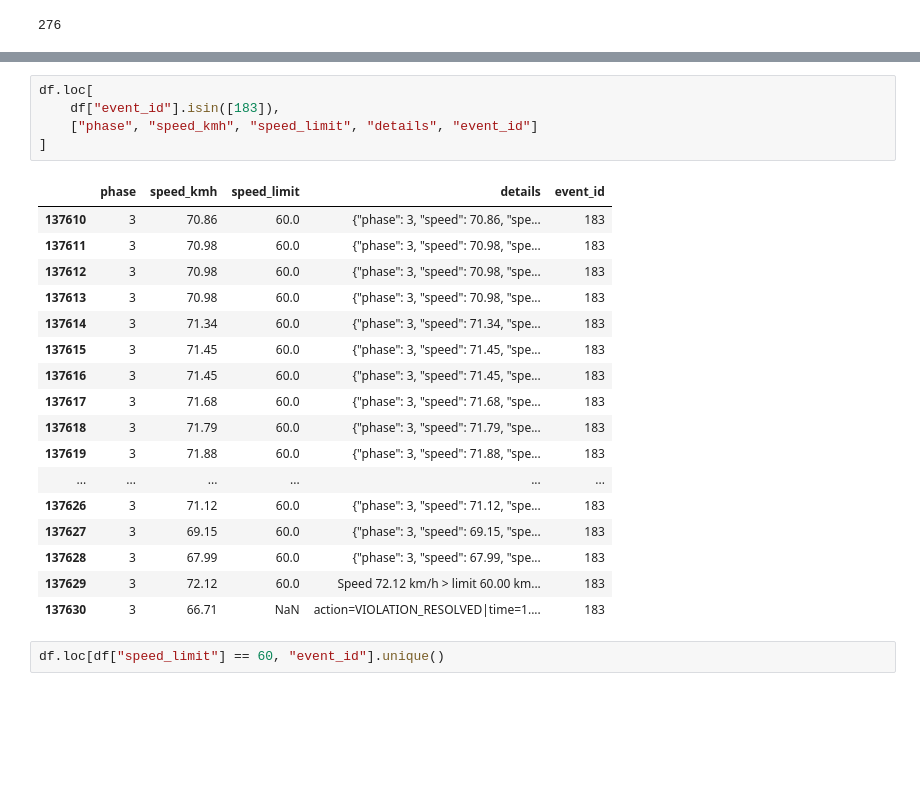
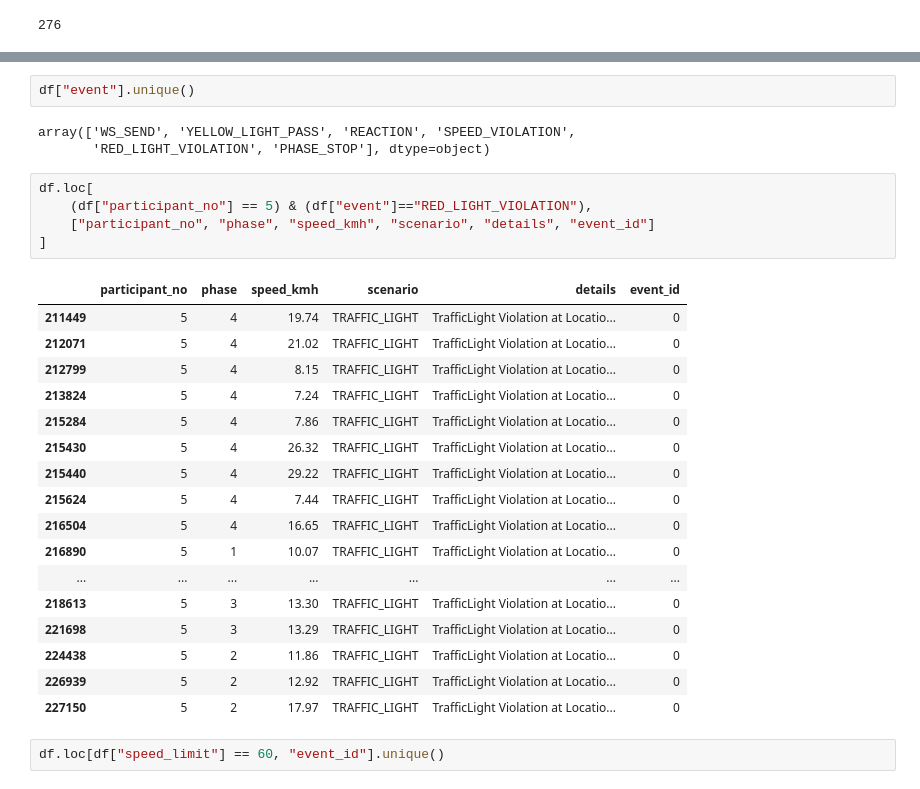
Before and after one commit to KeirAAAlcantara/SimAnalysis, a Jupyter notebook: Sim_Analysis.ipynb, the cells around one changed output, grey strips where cells are left out. Drawn from its saved outputs; the diff is of its cells as text; blank space fills up the shorter version.

```diff
--- a/Sim_Analysis.ipynb
+++ b/Sim_Analysis.ipynb
@@ -73,26 +70,31 @@ df.loc[
+# %%
+df["event"].unique()
+# %% [output]
+array(['WS_SEND', 'YELLOW_LIGHT_PASS', 'REACTION', 'SPEED_VIOLATION',
+       'RED_LIGHT_VIOLATION', 'PHASE_STOP'], dtype=object)
 # %%
 df.loc[
-    df["event_id"].isin([183]),
-    ["phase", "speed_kmh", "speed_limit", "details", "event_id"]
+    (df["participant_no"] == 5) & (df["event"]=="RED_LIGHT_VIOLATION"),
+    ["participant_no", "phase", "speed_kmh", "scenario", "details", "event_id"]
 ]
 # %% [output]
-|  | phase | speed_kmh | speed_limit | details | event_id |
-| 137610 | 3 | 70.86 | 60.0 | {"phase": 3, "speed": 70.86, "spe... | 183 |
-| 137611 | 3 | 70.98 | 60.0 | {"phase": 3, "speed": 70.98, "spe... | 183 |
-| 137612 | 3 | 70.98 | 60.0 | {"phase": 3, "speed": 70.98, "spe... | 183 |
-| 137613 | 3 | 70.98 | 60.0 | {"phase": 3, "speed": 70.98, "spe... | 183 |
-| 137614 | 3 | 71.34 | 60.0 | {"phase": 3, "speed": 71.34, "spe... | 183 |
-| 137615 | 3 | 71.45 | 60.0 | {"phase": 3, "speed": 71.45, "spe... | 183 |
-| 137616 | 3 | 71.45 | 60.0 | {"phase": 3, "speed": 71.45, "spe... | 183 |
-| 137617 | 3 | 71.68 | 60.0 | {"phase": 3, "speed": 71.68, "spe... | 183 |
-| 137618 | 3 | 71.79 | 60.0 | {"phase": 3, "speed": 71.79, "spe... | 183 |
-| 137619 | 3 | 71.88 | 60.0 | {"phase": 3, "speed": 71.88, "spe... | 183 |
-| ... | ... | ... | ... | ... | ... |
-| 137626 | 3 | 71.12 | 60.0 | {"phase": 3, "speed": 71.12, "spe... | 183 |
-| 137627 | 3 | 69.15 | 60.0 | {"phase": 3, "speed": 69.15, "spe... | 183 |
-| 137628 | 3 | 67.99 | 60.0 | {"phase": 3, "speed": 67.99, "spe... | 183 |
-| 137629 | 3 | 72.12 | 60.0 | Speed 72.12 km/h > limit 60.00 km... | 183 |
-| 137630 | 3 | 66.71 | NaN | action=VIOLATION_RESOLVED|time=1.... | 183 |
+|  | participant_no | phase | speed_kmh | scenario | details | event_id |
+| 211449 | 5 | 4 | 19.74 | TRAFFIC_LIGHT | TrafficLight Violation at Locatio... | 0 |
+| 212071 | 5 | 4 | 21.02 | TRAFFIC_LIGHT | TrafficLight Violation at Locatio... | 0 |
+| 212799 | 5 | 4 | 8.15 | TRAFFIC_LIGHT | TrafficLight Violation at Locatio... | 0 |
+| 213824 | 5 | 4 | 7.24 | TRAFFIC_LIGHT | TrafficLight Violation at Locatio... | 0 |
+| 215284 | 5 | 4 | 7.86 | TRAFFIC_LIGHT | TrafficLight Violation at Locatio... | 0 |
+| 215430 | 5 | 4 | 26.32 | TRAFFIC_LIGHT | TrafficLight Violation at Locatio... | 0 |
+| 215440 | 5 | 4 | 29.22 | TRAFFIC_LIGHT | TrafficLight Violation at Locatio... | 0 |
+| 215624 | 5 | 4 | 7.44 | TRAFFIC_LIGHT | TrafficLight Violation at Locatio... | 0 |
+| 216504 | 5 | 4 | 16.65 | TRAFFIC_LIGHT | TrafficLight Violation at Locatio... | 0 |
+| 216890 | 5 | 1 | 10.07 | TRAFFIC_LIGHT | TrafficLight Violation at Locatio... | 0 |
+| ... | ... | ... | ... | ... | ... | ... |
+| 218613 | 5 | 3 | 13.30 | TRAFFIC_LIGHT | TrafficLight Violation at Locatio... | 0 |
+| 221698 | 5 | 3 | 13.29 | TRAFFIC_LIGHT | TrafficLight Violation at Locatio... | 0 |
+| 224438 | 5 | 2 | 11.86 | TRAFFIC_LIGHT | TrafficLight Violation at Locatio... | 0 |
+| 226939 | 5 | 2 | 12.92 | TRAFFIC_LIGHT | TrafficLight Violation at Locatio... | 0 |
+| 227150 | 5 | 2 | 17.97 | TRAFFIC_LIGHT | TrafficLight Violation at Locatio... | 0 |
 # %%
 df.loc[df["speed_limit"] == 60, "event_id"].unique()
 # %% [output]
```
Also changed, not shown: parts of 51 cells of this notebook.
